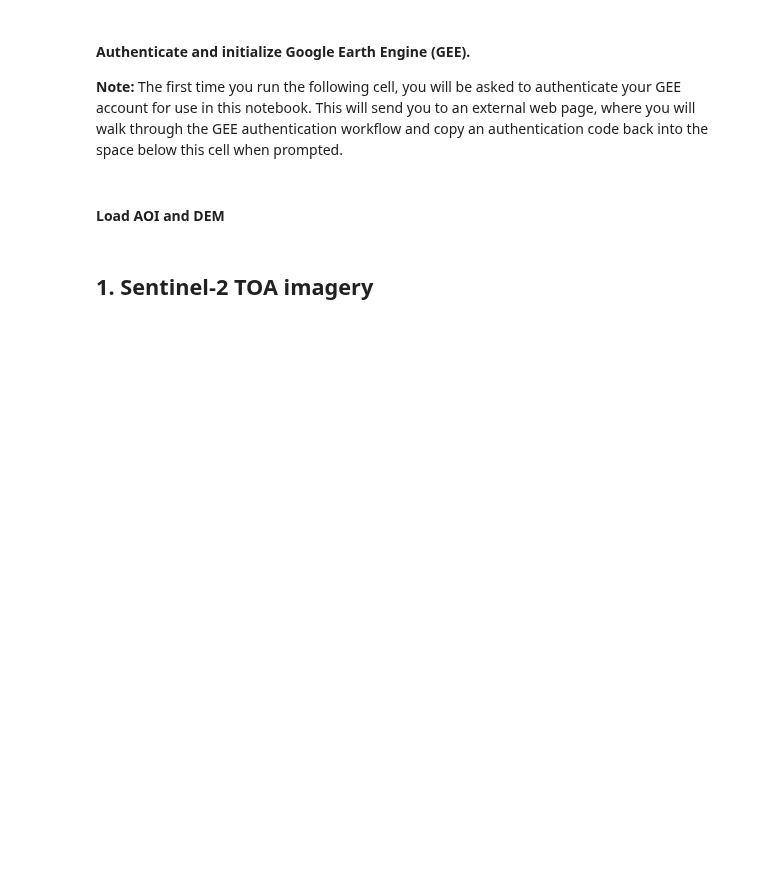
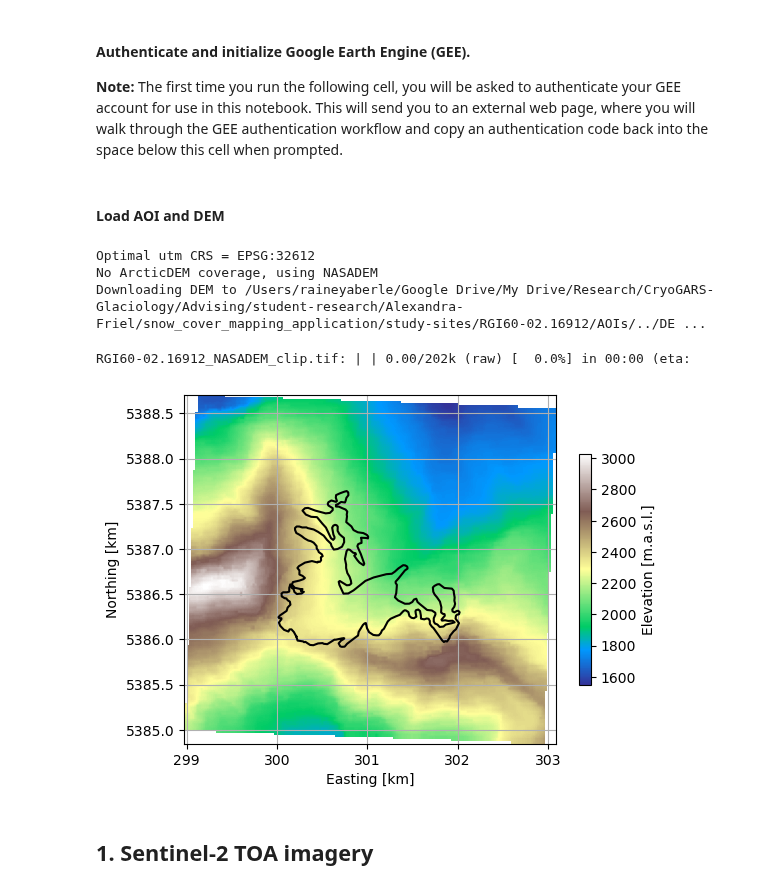
Before and after one commit to RaineyAbe/glacier-snow-cover-mapping, a Jupyter notebook: notebooks/snow_classification_pipeline.ipynb, the cells around one changed output. Cells and saved outputs as stored; diff of their text form; code cells hidden in the pictures; blank space fills up the shorter version.

```diff
--- a/notebooks/snow_classification_pipeline.ipynb
+++ b/notebooks/snow_classification_pipeline.ipynb
@@ -130,45 +134,51 @@ except:
 #### Load AOI and DEM
 # %%
 # -----Load AOI as gpd.GeoDataFrame
-AOI = gpd.read_file(os.path.join(AOI_path, AOI_fn))
-# reproject the AOI to WGS to solve for the optimal UTM zone
-AOI_WGS = AOI.to_crs('EPSG:4326')
-AOI_WGS_centroid = [AOI_WGS.geometry[0].centroid.xy[0][0],
-                    AOI_WGS.geometry[0].centroid.xy[1][0]]
-# grab the optimal UTM zone EPSG code
-epsg_UTM = f.convert_wgs_to_utm(AOI_WGS_centroid[0], AOI_WGS_centroid[1])
-print('Optimal UTM CRS = EPSG:' + str(epsg_UTM))
-# reproject AOI to the optimal UTM zone
-AOI_UTM = AOI.to_crs('EPSG:'+epsg_UTM)
+aoi = gpd.read_file(os.path.join(aoi_path, aoi_fn))
+# reproject the AOI to WGS84 to solve for the optimal utm zone
+aoi_wgs = aoi.to_crs('EPSG:4326')
+aoi_wgs_centroid = [aoi_wgs.geometry[0].centroid.xy[0][0],
+                    aoi_wgs.geometry[0].centroid.xy[1][0]]
+# grab the optimal utm zone EPSG code
+epsg_utm = f.convert_wgs_to_utm(aoi_wgs_centroid[0], aoi_wgs_centroid[1])
+print('Optimal utm CRS = EPSG:' + str(epsg_utm))
+# reproject AOI to the optimal utm zone
+aoi_utm = aoi.to_crs('EPSG:'+epsg_utm)
 
 # -----Load DEM as Xarray DataSet
-if DEM_fn is None:
+if dem_fn is None:
     # query GEE for DEM
-    DEM = f.query_gee_for_dem(AOI_UTM, base_path, site_name, DEM_path)
+    dem = f.query_gee_for_dem(aoi_utm, base_path, site_name, dem_path)
 else:
     # load DEM as xarray DataSet
-    DEM = xr.open_dataset(os.path.join(DEM_path, DEM_fn))
-    DEM = DEM.rename({'band_data': 'elevation'})
+    dem = xr.open_dataset(os.path.join(dem_path, dem_fn))
+    dem = dem.rename({'band_data': 'elevation'})
     # set no data values to NaN
-    DEM = xr.where((DEM > 1e38) | (DEM <= -9999), np.nan, DEM)
-    # reproject the DEM to the optimal UTM zone
-    DEM = DEM.rio.reproject('EPSG:'+str(epsg_UTM)).rio.write_crs('EPSG:'+str(epsg_UTM))
+    dem = xr.where((dem > 1e38) | (dem <= -9999), np.nan, dem)
+    # reproject the DEM to the optimal utm zone
+    dem = dem.rio.reproject('EPSG:'+str(epsg_utm)).rio.write_crs('EPSG:'+str(epsg_utm))
 
 # -----Plot
 fig, ax = plt.subplots(1, 1, figsize=(6,6))
-dem_im = ax.imshow(DEM.elevation.data, cmap='terrain',
-          extent=(np.min(DEM.x.data)/1e3, np.max(DEM.x.data)/1e3, np.min(DEM.y.data)/1e3, np.max(DEM.y.data)/1e3))
-if type(AOI_UTM.geometry[0])==Polygon:
-    ax.plot([x/1e3 for x in AOI_UTM.geometry[0].exterior.coords.xy[0]],
-            [y/1e3 for y in AOI_UTM.geometry[0].exterior.coords.xy[1]], '-k')
-elif type(AOI_UTM.geometry[0])==MultiPolygon:
+dem_im = ax.imshow(dem.elevation.data, cmap='terrain',
+          extent=(np.min(dem.x.data)/1e3, np.max(dem.x.data)/1e3, np.min(dem.y.data)/1e3, np.max(dem.y.data)/1e3))
+if type(aoi_utm.geometry[0])==Polygon:
+    ax.plot([x/1e3 for x in aoi_utm.geometry[0].exterior.coords.xy[0]],
+            [y/1e3 for y in aoi_utm.geometry[0].exterior.coords.xy[1]], '-k')
+elif type(aoi_utm.geometry[0])==MultiPolygon:
     [ax.plot([x/1e3 for x in geom.exterior.coords.xy[0]],
-            [y/1e3 for y in geom.exterior.coords.xy[1]], '-k') for geom in AOI_UTM.geometry[0].geoms]
+            [y/1e3 for y in geom.exterior.coords.xy[1]], '-k') for geom in aoi_utm.geometry[0].geoms]
 ax.grid()
 ax.set_xlabel('Easting [km]')
 ax.set_ylabel('Northing [km]')
 fig.colorbar(dem_im, ax=ax, shrink=0.5, label='Elevation [m.a.s.l.]')
 plt.show()
+# %% [output]
+Optimal utm CRS = EPSG:32612
+No ArcticDEM coverage, using NASADEM
+Downloading DEM to /Users/raineyaberle/Google Drive/My Drive/Research/CryoGARS-Glaciology/Advising/student-research/Alexandra-Friel/snow_cover_mapping_application/study-sites/RGI60-02.16912/AOIs/../DE ...
+RGI60-02.16912_NASADEM_clip.tif: | | 0.00/202k (raw) [  0.0%] in 00:00 (eta:
+[figure, added]
 # %% [markdown]
 ## 1. Sentinel-2 TOA imagery
 # %%
```
Also changed, not shown: parts of 12 cells of this notebook, 4 other files.
